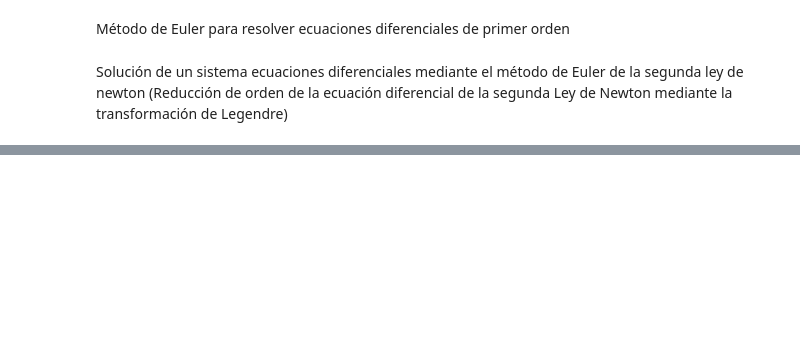
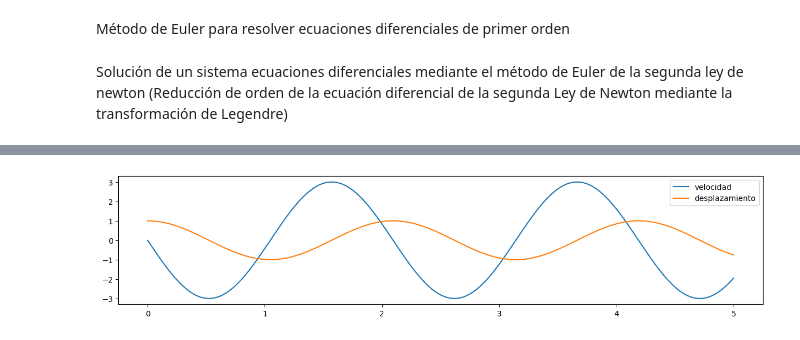
Before and after one commit to izaakhernandez/Soluci-n-de-ED_M-todo-de-Euler, a Jupyter notebook: Metodo_Euler_Tarea_02.ipynb, the cells around one changed output, grey strips where cells are left out. Cells and saved outputs as stored; diff of their text form; code cells hidden in the pictures; blank space fills up the shorter version.

```diff
--- a/Metodo_Euler_Tarea_02.ipynb
+++ b/Metodo_Euler_Tarea_02.ipynb
@@ -91,0 +100,10 @@ plt.legend ()
+# %%
+t, v, x = euler.solver(0, 5, 1, 0, 10000, fuerza)
+# %%
+plt.figure(figsize =(15, 3))
+plt.plot (t, v, label = "velocidad")
+plt.plot (t, x, label = "desplazamiento")
+plt.legend (loc = "best")
+plt.show()
+# %% [output]
+[figure, added]
```
Also changed, not shown: parts of 21 cells of this notebook, 1 other file.
